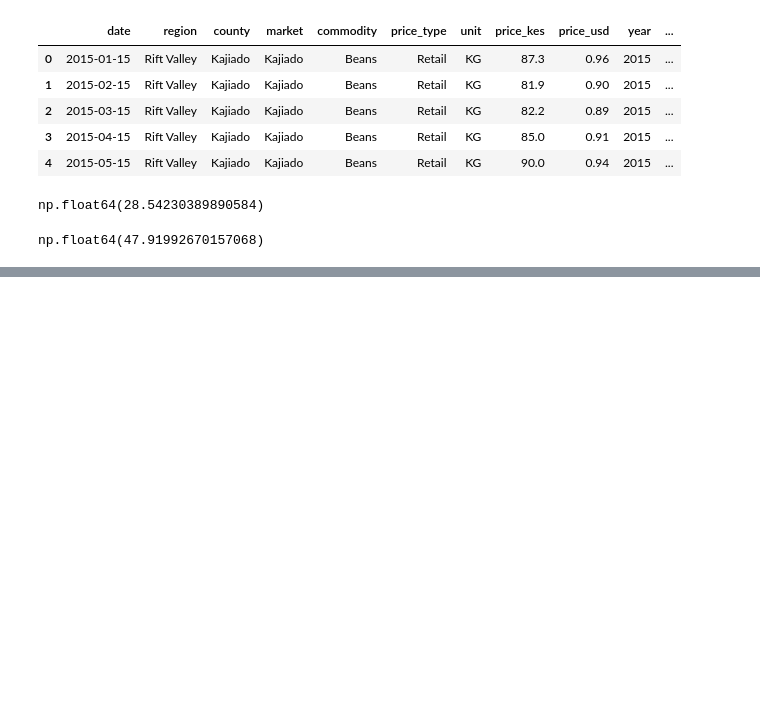
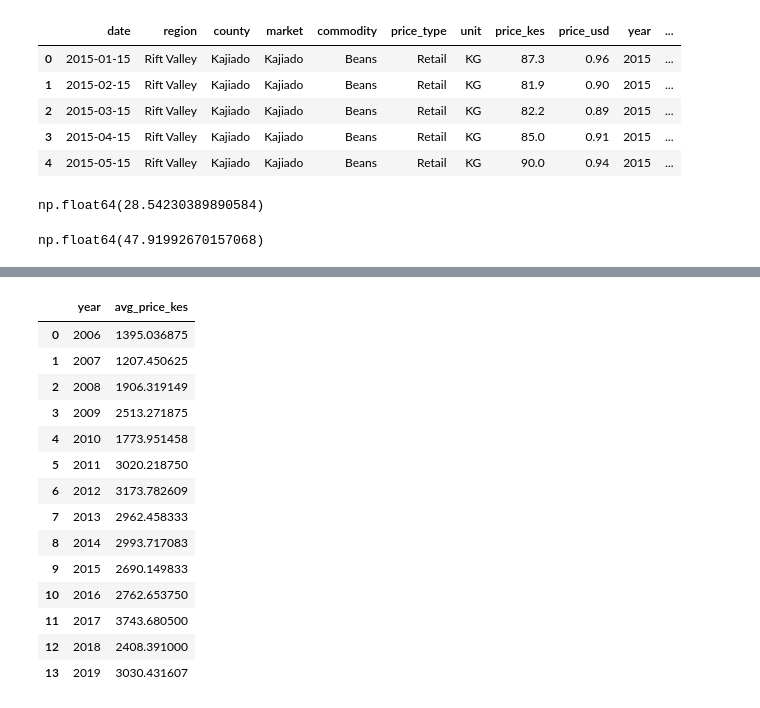
Before and after one commit to NantegeJosephine/Kenya-market-analysis, a Jupyter notebook: analysis.ipynb, the cells around one changed output, grey strips where cells are left out. Cells and saved outputs as stored; diff of their text form; code cells hidden in the pictures; blank space fills up the shorter version.

```diff
--- a/analysis.ipynb
+++ b/analysis.ipynb
@@ -197,0 +227,19 @@ np.float64(47.91992670157068)
+# %%
+yearly_avg.columns = ["year", "avg_price_kes"]
+yearly_avg
+# %% [output]
+|  | year | avg_price_kes |
+| 0 | 2006 | 1395.036875 |
+| 1 | 2007 | 1207.450625 |
+| 2 | 2008 | 1906.319149 |
+| 3 | 2009 | 2513.271875 |
+| 4 | 2010 | 1773.951458 |
+| 5 | 2011 | 3020.218750 |
+| 6 | 2012 | 3173.782609 |
+| 7 | 2013 | 2962.458333 |
+| 8 | 2014 | 2993.717083 |
+| 9 | 2015 | 2690.149833 |
+| 10 | 2016 | 2762.653750 |
+| 11 | 2017 | 3743.680500 |
+| 12 | 2018 | 2408.391000 |
+| 13 | 2019 | 3030.431607 |
```
Also changed, not shown: parts of 7 cells of this notebook, 2 other files.
